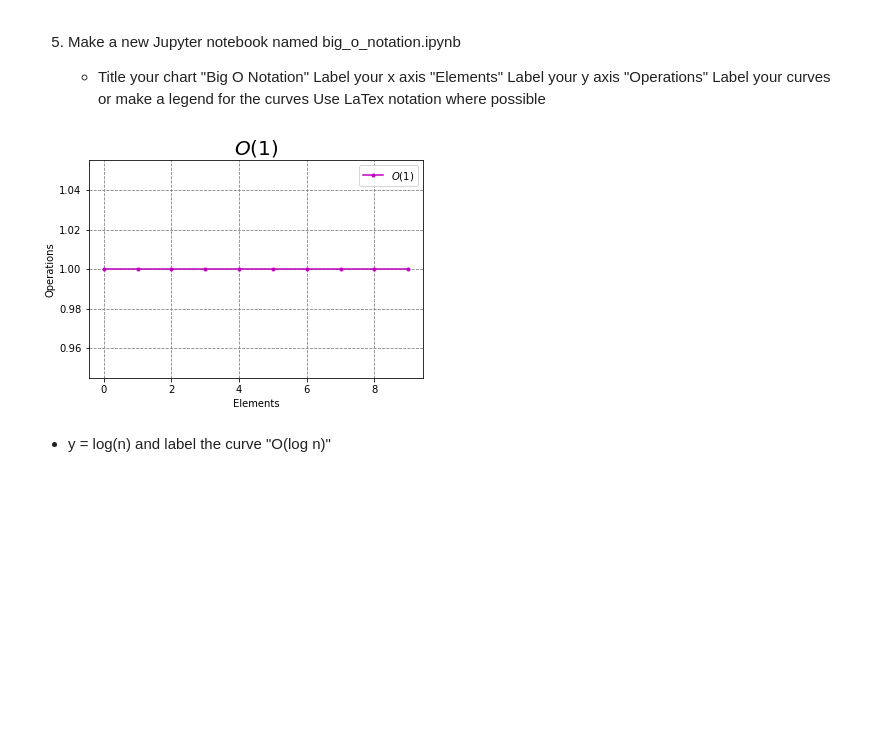
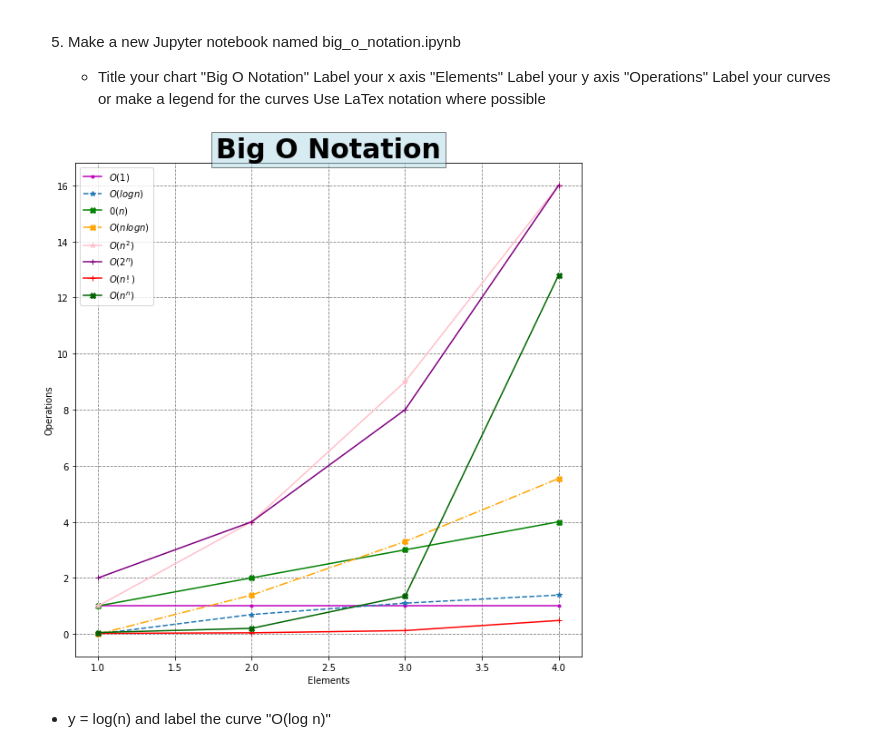
Before and after one commit to cindyvillanuevads/numpy-pandas-visualization-exercises, a Jupyter notebook: big_o_notation.ipynb, the cells around one changed output. Drawn from its saved outputs; the diff is of its cells as text; code cells hidden in the pictures; blank space fills up the shorter version.

```diff
--- a/big_o_notation.ipynb
+++ b/big_o_notation.ipynb
@@ -8,22 +8,46 @@ Label your curves or make a legend for the curves
 Use LaTex notation where possible
 # %%
 import matplotlib.pyplot as plt
-# %%
-
-# y=0n+1
-
-x = range (0,10)
-y = [1 for n in x]
-plt.plot(x,y, ls = '-', marker = '.', label = '$O(1)$', color = "m")
-plt.grid(True, ls = '--', color = 'gray')
-plt.title('$O(1)$', fontsize=20, fontweight='bold')
-
-plt.xlabel('Elements')
-plt.ylabel('Operations')
-plt.legend()
-plt.show()
-# %% [output]
-[figure, removed]
+# %%
+import math
+# y=0n+1
+
+
+plt.figure(figsize = (10,10))
+
+x = range (1,5)
+y1 = [1 for n in x]
+y2 = [ math.log(n) for n in x]
+y3 = [n for n in x]
+y4 = [n * math.log(n) for n in x]
+y5 = [n **2 for n in x]
+y6 = [ 2**n for n in x]
+y7= [( math.factorial(n))* .02 for n in x]
+y8= [(n**n) *.05 for n in x]
+
+
+
+
+plt.plot(x,y1, ls = '-', marker = '.', label = '$O(1)$', color = "m")
+plt.plot(x,y2, ls ="--", marker = "*", label = "$O(log n)$")
+plt.plot(x,y3, ls = '-', marker = 'X', label = '$0(n)$', color = 'g')
+plt.plot(x,y4, ls = '-.', marker = 'X', label = r'$O(n log n)$', color = 'orange')
+plt.plot(x,y5, ls = '-', marker = '*', label = r'$O(n^2)$', color = 'pink')
+plt.plot(x,y6, ls = '-', marker = '+', label = r'$O(2^n)$', color = 'purple')
+plt.plot(x,y7, ls = '-', marker = '+', label = r'$O(n!)$', color = 'red')
+plt.plot(x,y8, ls = '-', marker = 'X', label = r'$O(n^n)$', color = 'darkgreen')
+
+
+plt.grid(True, ls = '--', color = 'gray',)
+plt.title('Big O Notation', fontsize=30, fontweight='bold',
+         bbox={'facecolor': 'lightblue', 'alpha': 0.5, 'pad': 5})
+
+plt.xlabel('Elements')
+plt.ylabel('Operations')
+plt.legend()
+plt.show()
+# %% [output]
+[figure, added]
 # %% [markdown]
 * y = log(n) and label the curve "O(log n)"
 # %%
```
Also changed, not shown: parts of 4 cells of this notebook.
